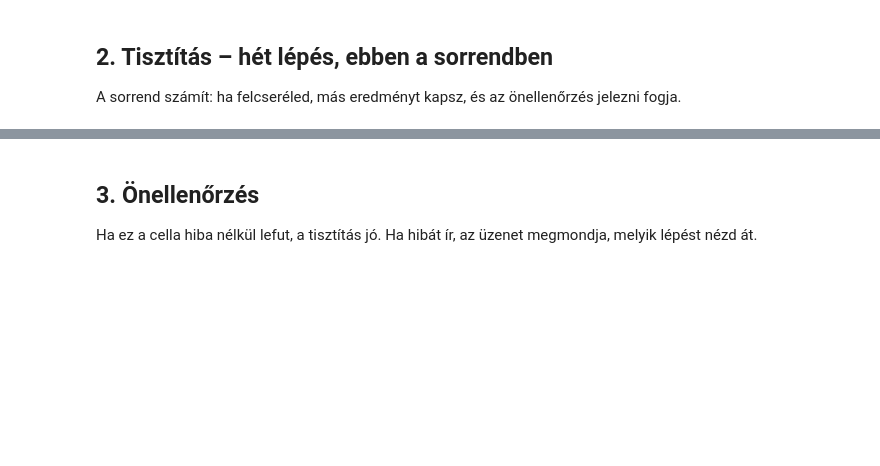
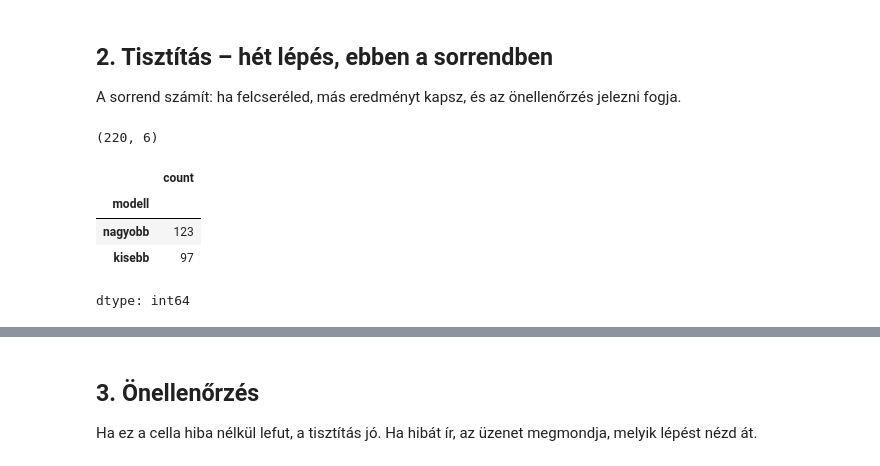
Before and after one commit to SaxAlbert/adat-13c-11, a Jupyter notebook: adattisztitas.ipynb, the cells around one changed output, grey strips where cells are left out. Cells and saved outputs as stored; diff of their text form; code cells hidden in the pictures; blank space fills up the shorter version.

```diff
--- a/adattisztitas.ipynb
+++ b/adattisztitas.ipynb
@@ -45,12 +76,20 @@ print(df.loc[pd.to_numeric(df["valaszido_ms"], errors="coerce").isna() & df["val
 A sorrend számít: ha felcseréled, más eredményt kapsz, és az önellenőrzés jelezni fogja.
 # %%
 # a) Duplikált sorok törlése
-df = ...  # TODO: a teljesen egyező sorokból csak egy maradjon (drop_duplicates)
+df = df.drop_duplicates()  # TODO: a teljesen egyező sorokból csak egy maradjon (drop_duplicates)
 print(df.shape)
+# %% [output]
+(220, 6)
 # %%
 # b) A modellnév egységesítése: szóközök le, minden kisbetűs
-df["modell"] = ...  # TODO: .str.strip() és .str.lower()
+df["modell"] = df["modell"].str.strip().str.lower()  # TODO: .str.strip() és .str.lower()
 df["modell"].value_counts()
+# %% [output]
+|  | count |
+| modell |  |
+| nagyobb | 123 |
+| kisebb | 97 |
+dtype: int64
 # %%
 # c) A sikeres oszlop 0/1 számmá alakítása
 ERTEKEK = {"1": 1, "igen": 1, "yes": 1, "true": 1, "0": 0, "nem": 0, "no": 0, "false": 0}
```
Also changed, not shown: parts of 9 cells of this notebook.
